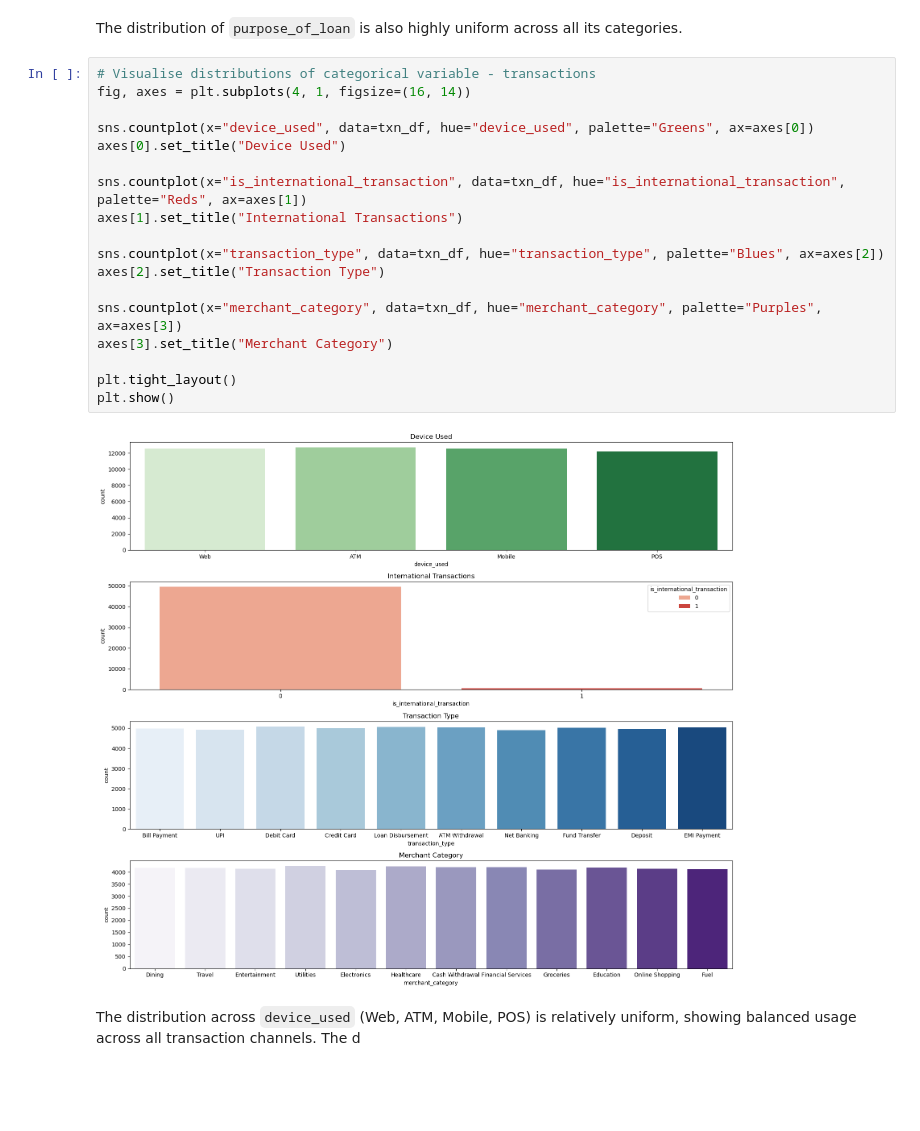
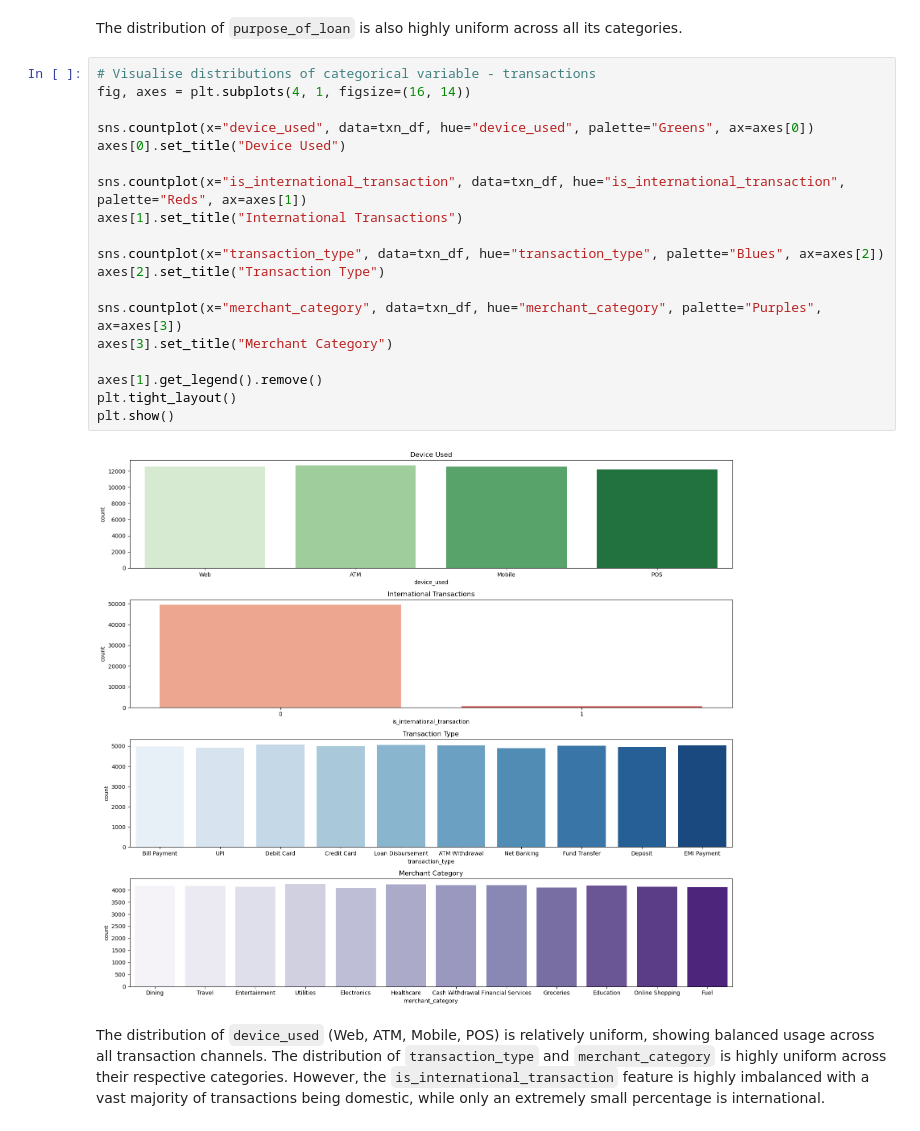
Before and after one commit to nigel-tannn/bt4012-project, a Jupyter notebook: EDA.ipynb, the cells around one changed output. Saved outputs shown, nothing was run; the diff lists cells and outputs as text; blank space fills up the shorter version.

```diff
--- a/EDA.ipynb
+++ b/EDA.ipynb
@@ -304,22 +304,23 @@ The distribution of `purpose_of_loan` is also highly uniform across all its cate
 # %%
 # Visualise distributions of categorical variable - transactions
 fig, axes = plt.subplots(4, 1, figsize=(16, 14))
 
 sns.countplot(x="device_used", data=txn_df, hue="device_used", palette="Greens", ax=axes[0])
 axes[0].set_title("Device Used")
 
 sns.countplot(x="is_international_transaction", data=txn_df, hue="is_international_transaction", palette="Reds", ax=axes[1])
 axes[1].set_title("International Transactions")
 
 sns.countplot(x="transaction_type", data=txn_df, hue="transaction_type", palette="Blues", ax=axes[2])
 axes[2].set_title("Transaction Type")
 
 sns.countplot(x="merchant_category", data=txn_df, hue="merchant_category", palette="Purples", ax=axes[3])
 axes[3].set_title("Merchant Category")
 
+axes[1].get_legend().remove()
 plt.tight_layout()
 plt.show()
 # %% [output]
-[figure, old version]
+[figure, new version]
 # %% [markdown]
-The distribution across `device_used` (Web, ATM, Mobile, POS) is relatively uniform, showing balanced usage across all transaction channels. The d
+The distribution of `device_used` (Web, ATM, Mobile, POS) is relatively uniform, showing balanced usage across all transaction channels. The distribution of `transaction_type` and `merchant_category` is highly uniform across their respective categories. However, the `is_international_transaction` feature is highly imbalanced with a vast majority of transactions being domestic, while only an extremely small percentage is international.
```
Also changed, not shown: parts of 4 cells of this notebook.
